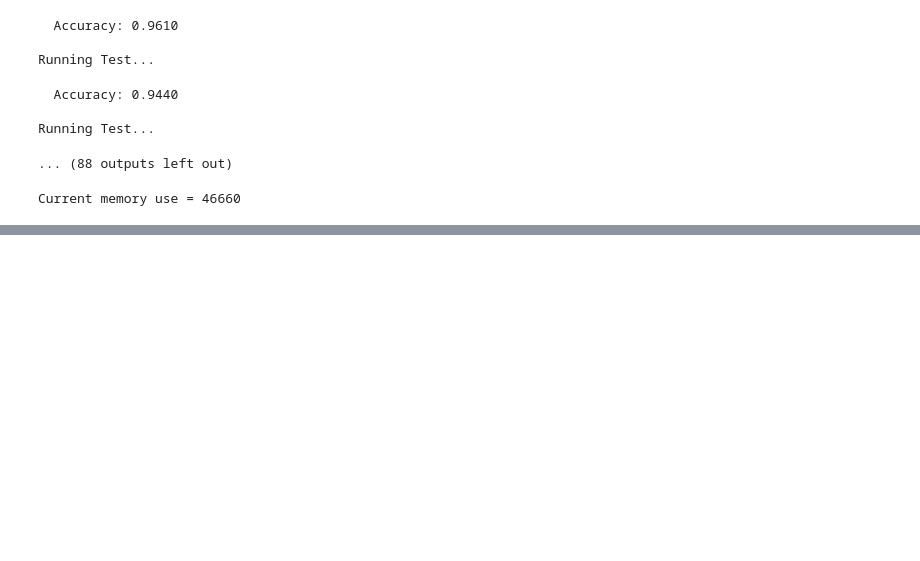
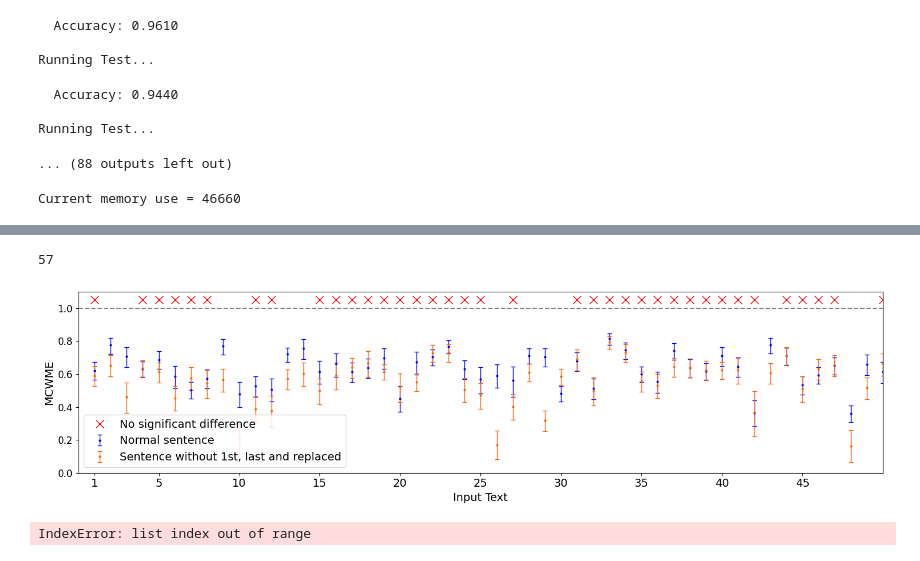
Before and after one commit to jebogaert/Fine-tuning-surface-analysis, a Jupyter notebook: Experiment.ipynb, the cells around one changed output, grey strips where cells are left out. Cells and saved outputs as stored; diff of their text form; code cells hidden in the pictures; blank space fills up the shorter version.

```diff
--- a/Experiment.ipynb
+++ b/Experiment.ipynb
@@ -1751,0 +1738,8 @@ def make_mix_plot(expls, pos, nbr_of_seeds = 200, markersize=22):
+# %%
+paths = {}
+paths['jj'] = '/DATA3/users/jebogaert/Documents/explanations_romain/explanations_LRP_170163.pickle'
+paths['jj_bow'] = '/DATA3/users/jebogaert/Documents/explanations_romain/explanations_LRP_170164.pickle'
+paths['jn'] = '/DATA3/users/jebogaert/Documents/explanations_romain/explanations_LRP_170935.pickle'
+paths['jj_dot'] = '/DATA3/users/jebogaert/Documents/explanations_romain/explanations_LRP_178158.pickle'
+paths['arxiv'] = '/DATA3/users/jebogaert/Documents/explanations_romain/explanations_LRP_arxiv.pickle'
+paths['infopinion'] = '/DATA3/users/jebogaert/Documents/explanations_romain/explanations_LRP_174099.pickle'
@@ -1751,0 +1834,4 @@ def make_mix_plot(expls, pos, nbr_of_seeds = 200, markersize=22):
+# %%
+len(expls_romain['arxiv'][0][min_idx-50])
+# %% [output]
+57
@@ -1751,0 +1894,67 @@ def make_mix_plot(expls, pos, nbr_of_seeds = 200, markersize=22):
+# %%
+avg_with = [i[1] for i in mcwmes_with['jn']]
+lb_with = [i[1]-i[0] for i in mcwmes_with['jn']]
+hb_with = [i[2]-i[1] for i in mcwmes_with['jn']]
+
+avg_without = [i[1] for i in mcwmes_without['jn']]
+lb_without = [i[1]-i[0] for i in mcwmes_without['jn']]
+hb_without = [i[2]-i[1] for i in mcwmes_without['jn']]
+
+xs = [i+1 for i in range(len(avg_with))]
+do_intersect = [i[0] <= j[2] and j[0] <= i[2] for i, j in zip(mcwmes_with['jn'], mcwmes_without['jn'])]
+red_crosses_pos = [idx + 1 for idx, is_intersect in enumerate(do_intersect) if is_intersect]
+# %%
+fig = plt.figure(figsize=(15, 4))
+
+color1 = "blue"
+color2 = "#FF6103"
+color3 = "fuchsia"
+x_max = 50
+middle = x_max / 2
+
+plt.plot(red_crosses_pos, [1.05 for _ in red_crosses_pos], 'rx', markersize=10, label='No significant difference')
+
+plt.errorbar(xs, y=avg_with, yerr=[lb_with, hb_with], fmt='o', capsize=3, elinewidth=1, markersize=2, label="Normal sentence", color=color1)
+plt.errorbar(xs, y=avg_without, yerr=[lb_without, hb_without], fmt='o', capsize=3, elinewidth=1, markersize=2, label="Sentence without 1st, last and replaced", color=color2)
+
+
+
+smidge = 0.6
+#plt.title(f'''MCWME per text for {dataset1_name.replace(" ", "")} vs. {dataset2_name.replace(" ", "")}''', fontsize=18)
+plt.axhline(y=1.0, color='gray', linestyle='--')
+plt.ylim(bottom=0.0, top=1.1)
+plt.yticks(fontsize=12)
+plt.legend(loc="lower left", fontsize=14)
+plt.ylabel("MCWME", fontsize=14)
+plt.xlabel("Input Text", fontsize=14)
+plt.xticks([1] + list(range(5, x_max, 5)), fontsize=14)
+plt.xlim(0, x_max)
+#plt.axvline(x=middle, color='gray', linestyle='--')
+#plt.text(middle - smidge, fig.axes[0].get_ylim()[0] + 0.04, f"Class {classifications1[0]}", ha='right', va='bottom', color=color1, fontsize=12)
+#plt.text(middle + smidge, fig.axes[0].get_ylim()[0] + 0.04, f"Class {classifications1[1]}", ha='left', va='bottom', color=color1, fontsize=12)
+#plt.text(middle - smidge, fig.axes[0].get_ylim()[0], f"Class {classifications2[0]}", ha='right', va='bottom', color=color2, fontsize=12)
+#plt.text(middle + smidge, fig.axes[0].get_ylim()[0], f"Class {classifications2[1]}", ha='left', va='bottom', color=color2, fontsize=12)
+
+plt.tight_layout()
+plt.show()
+# %% [output]
+[figure, added]
+# %%
+mcwmes = {expl_set: [] for expl_set in paths.keys()}
+mcwmes_with = {expl_set: [] for expl_set in paths.keys()}
+mcwmes_without = {expl_set: [] for expl_set in paths.keys()}
+for text_nbr in range(100):
+    for expl_set, expls in expls_romain.items():
+        if expl_set == 'jn' and text_nbr >= 50:
+
+            text_expls_with = [expls[i][text_nbr] for i in range(100)]
+            mcwmes_with[expl_set] += [compute_mcwmes(text_expls_with)]
+
+            text_expls_without = [modify_expl(expls[i][text_nbr], expls[i-50][text_nbr]) for i in range(100)]
+            mcwmes_without[expl_set] += [compute_mcwmes(text_expls_without)]
+
+        if expl_set != 'infopinion':
+            text_expls = [expls[i][text_nbr] for i in range(100)]
+            mcwmes[expl_set] += [compute_mcwmes(text_expls)]
+# %% [output]
+IndexError: list index out of range
```
Also changed, not shown: parts of 47 cells of this notebook, 1 other file.
